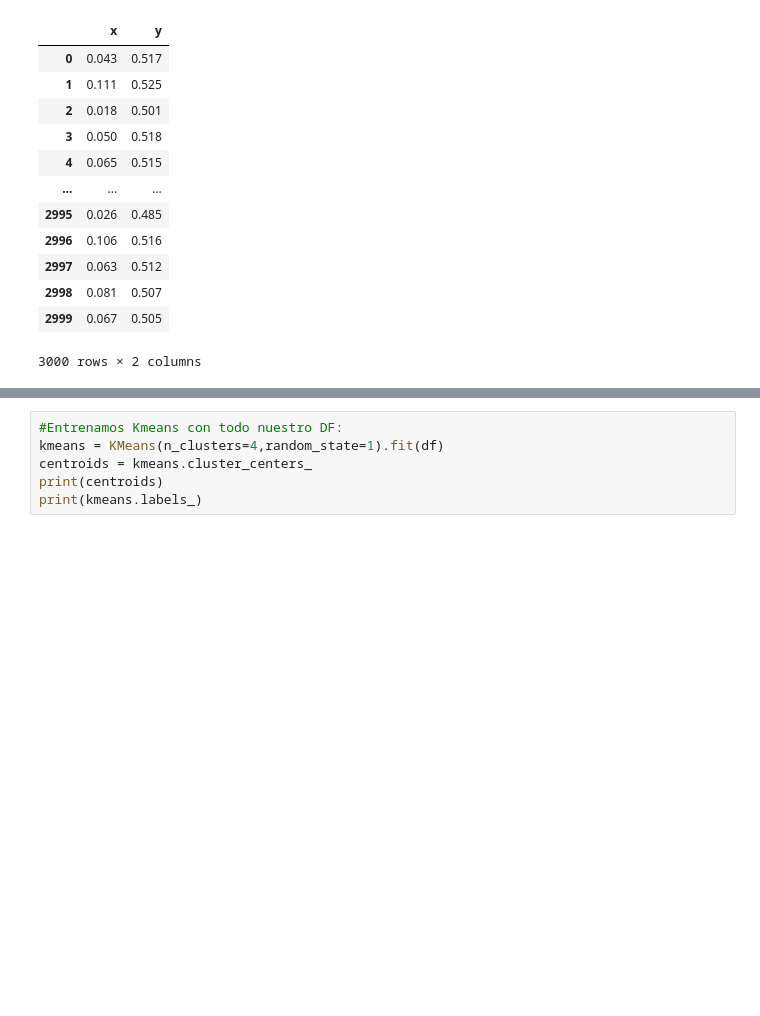
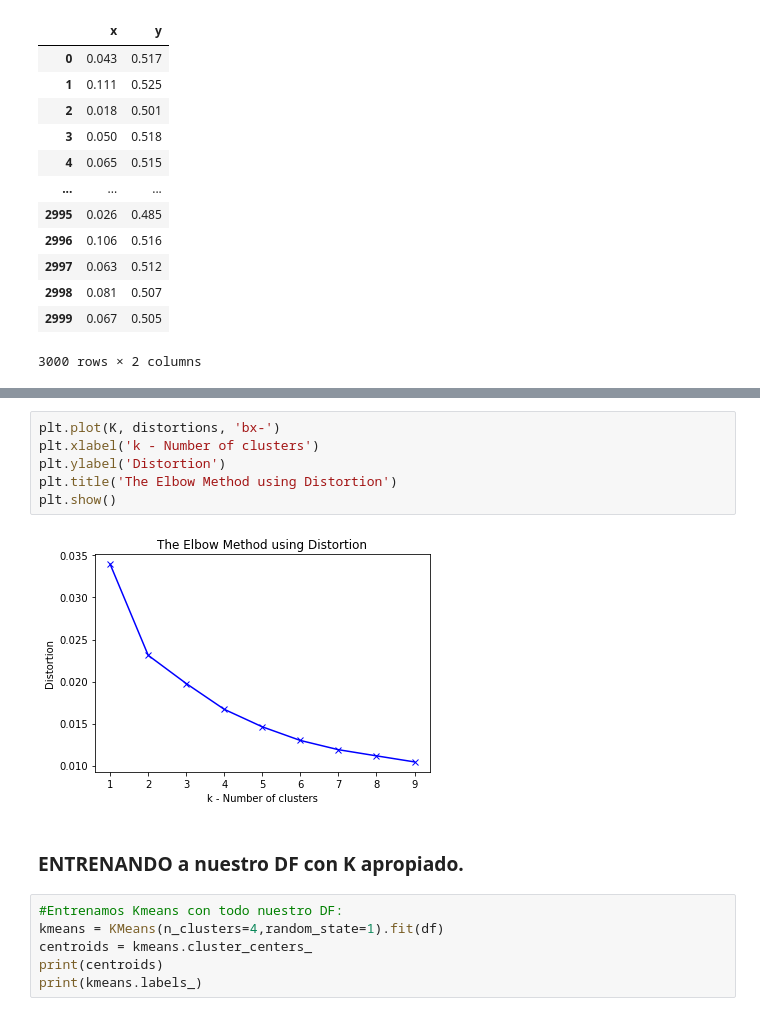
Before and after one commit to FedericoCalonge/automatic_reading_of_CVs_using_text_similarity, a Jupyter notebook: 2-Main/Jupyter_Notebooks/3-Kmeans_&_KNN.ipynb, the cells around one changed output, grey strips where cells are left out. Saved outputs shown, nothing was run; the diff lists cells and outputs as text; blank space fills up the shorter version.

```diff
--- a/2-Main/Jupyter_Notebooks/3-Kmeans_&_KNN.ipynb
+++ b/2-Main/Jupyter_Notebooks/3-Kmeans_&_KNN.ipynb
@@ -250,3 +292,13 @@ df
+# %%
+plt.plot(K, distortions, 'bx-')
+plt.xlabel('k - Number of clusters')
+plt.ylabel('Distortion')
+plt.title('The Elbow Method using Distortion')
+plt.show()
+# %% [output]
+[figure, added]
+# %% [markdown]
+### ENTRENANDO a nuestro DF con K apropiado.
 # %%
 #Entrenamos Kmeans con todo nuestro DF:
 kmeans = KMeans(n_clusters=4,random_state=1).fit(df)
```
Also changed, not shown: parts of 5 cells of this notebook, 7 other files.
